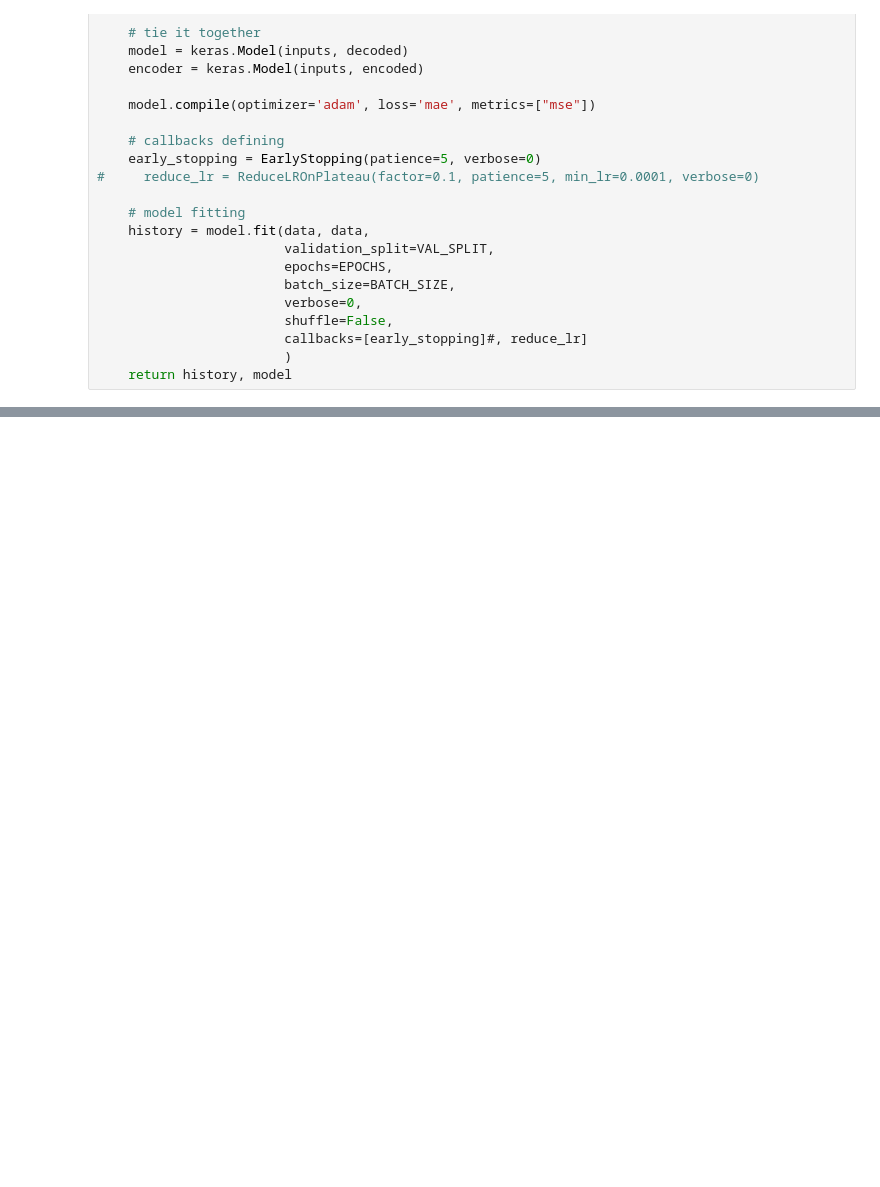
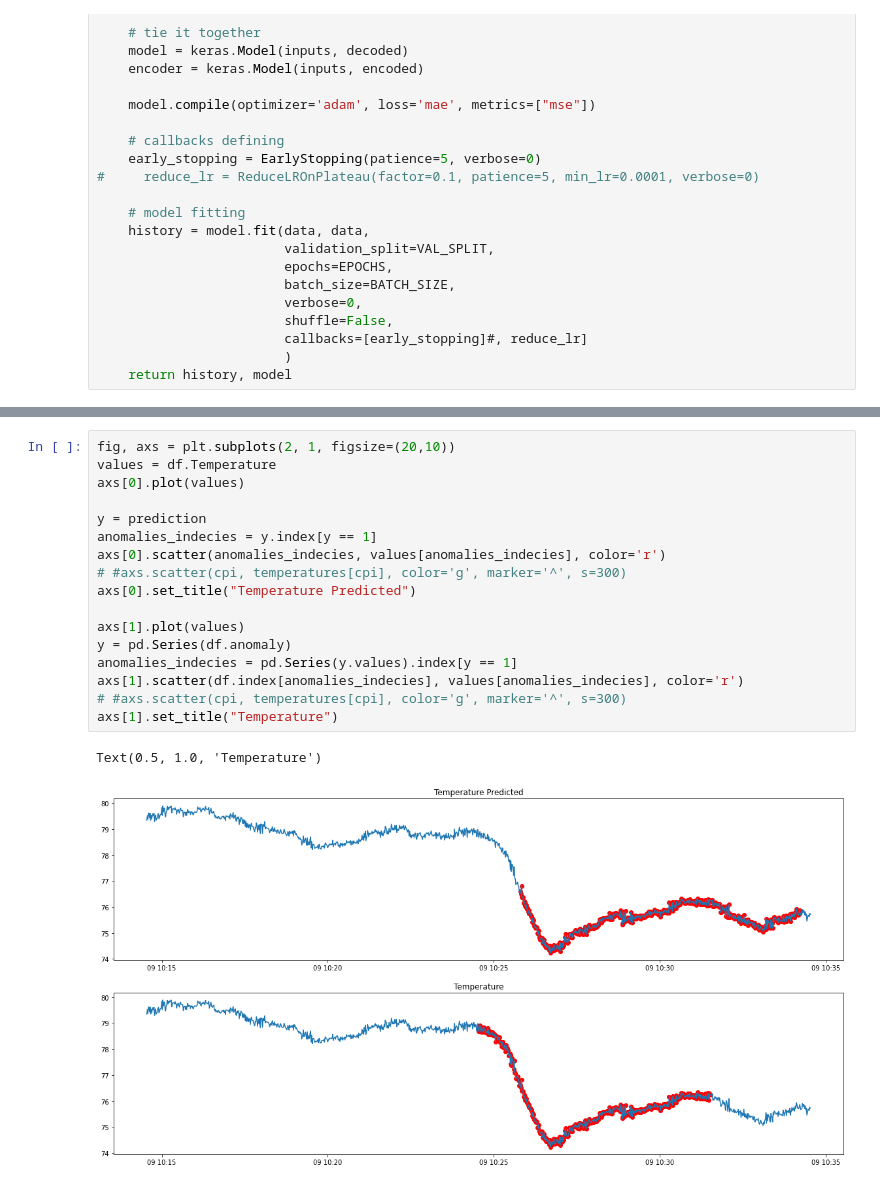
Before and after one commit to dabdya/anomaly_detection, a Jupyter notebook: LSTM.ipynb, the cells around one changed output, grey strips where cells are left out. Drawn from its saved outputs; the diff is of its cells as text; blank space fills up the shorter version.

Commit message:
Plot & metrics

```diff
--- a/LSTM.ipynb
+++ b/LSTM.ipynb
@@ -130,0 +216,20 @@ prediction.sum()
+# %%
+fig, axs = plt.subplots(2, 1, figsize=(20,10))
+values = df.Temperature
+axs[0].plot(values)
+
+y = prediction
+anomalies_indecies = y.index[y == 1]
+axs[0].scatter(anomalies_indecies, values[anomalies_indecies], color='r')
+# #axs.scatter(cpi, temperatures[cpi], color='g', marker='^', s=300)
+axs[0].set_title("Temperature Predicted")
+
+axs[1].plot(values)
+y = pd.Series(df.anomaly)
+anomalies_indecies = pd.Series(y.values).index[y == 1]
+axs[1].scatter(df.index[anomalies_indecies], values[anomalies_indecies], color='r')
+# #axs.scatter(cpi, temperatures[cpi], color='g', marker='^', s=300)
+axs[1].set_title("Temperature")
+# %% [output]
+Text(0.5, 1.0, 'Temperature')
+[figure, added]
```
Also changed, not shown: parts of 11 cells of this notebook.
